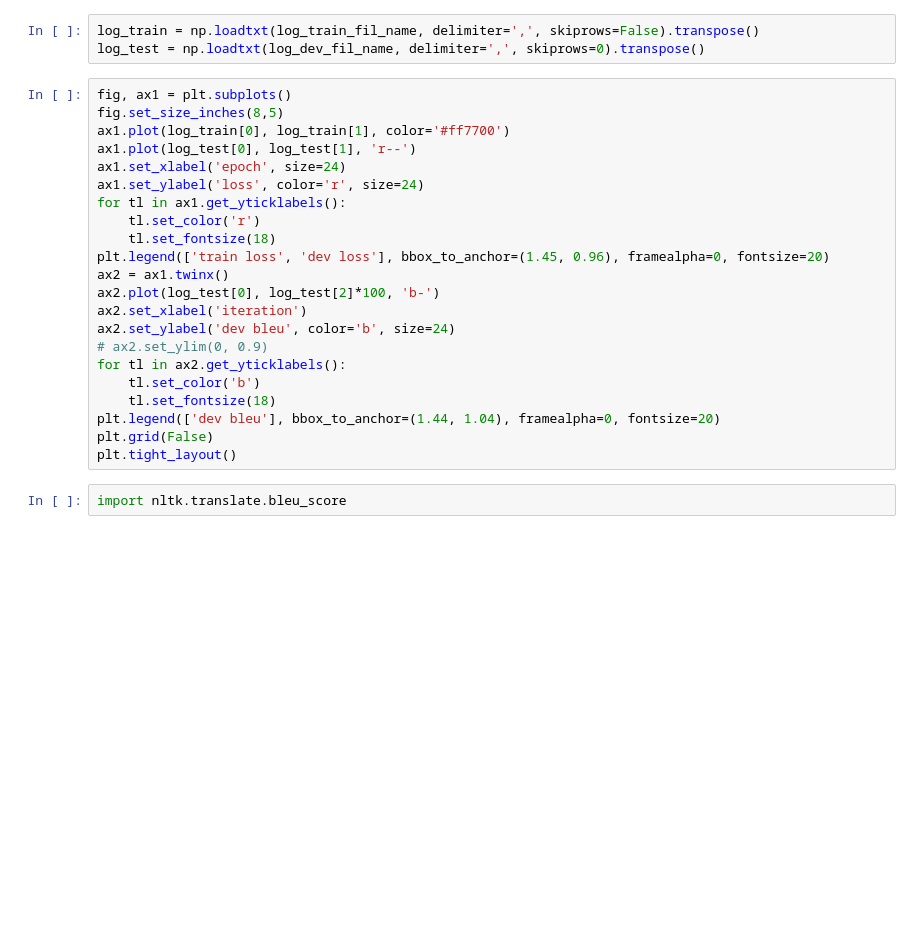
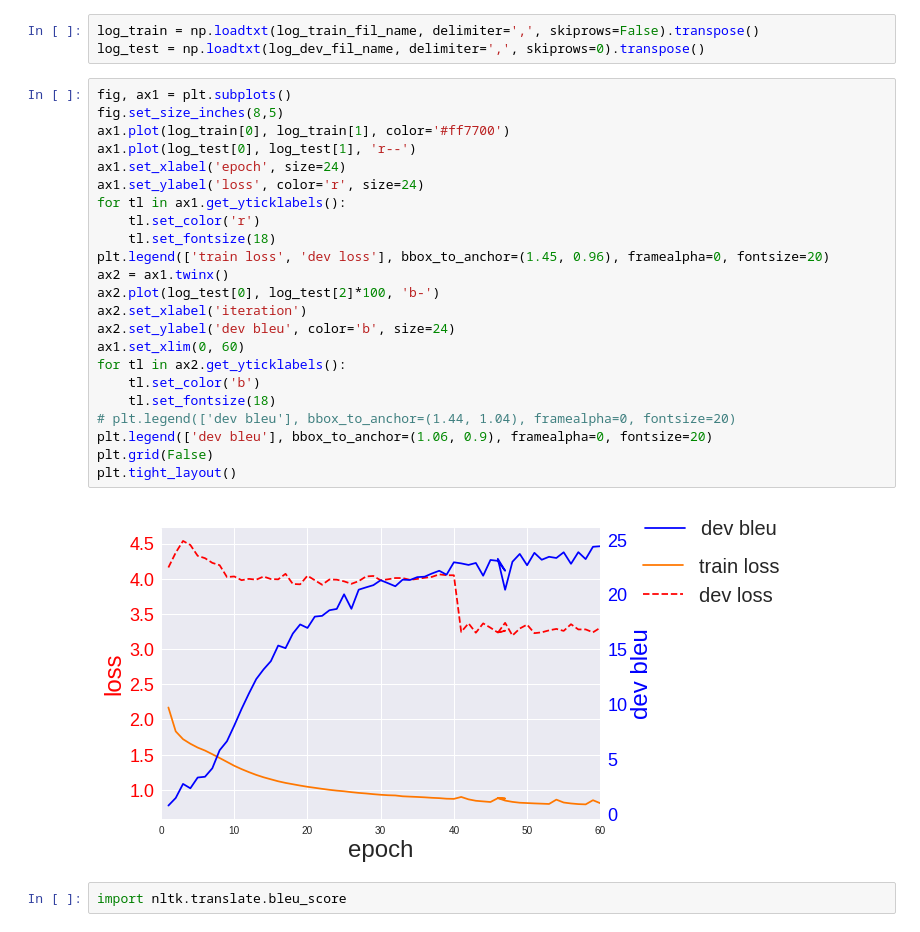
Before and after one commit to 0xSameer/speech2text, a Jupyter notebook: visualize.ipynb, the cells around one changed output. Cells and saved outputs as stored; diff of their text form; blank space fills up the shorter version.

```diff
--- a/visualize.ipynb
+++ b/visualize.ipynb
@@ -23,24 +65,27 @@ log_test = np.loadtxt(log_dev_fil_name, delimiter=',', skiprows=0).transpose()
 # %%
 fig, ax1 = plt.subplots()
 fig.set_size_inches(8,5)
 ax1.plot(log_train[0], log_train[1], color='#ff7700')
 ax1.plot(log_test[0], log_test[1], 'r--')
 ax1.set_xlabel('epoch', size=24)
 ax1.set_ylabel('loss', color='r', size=24)
 for tl in ax1.get_yticklabels():
     tl.set_color('r')
     tl.set_fontsize(18)
 plt.legend(['train loss', 'dev loss'], bbox_to_anchor=(1.45, 0.96), framealpha=0, fontsize=20)
 ax2 = ax1.twinx()
 ax2.plot(log_test[0], log_test[2]*100, 'b-')
 ax2.set_xlabel('iteration')
 ax2.set_ylabel('dev bleu', color='b', size=24)
-# ax2.set_ylim(0, 0.9)
+ax1.set_xlim(0, 60)
 for tl in ax2.get_yticklabels():
     tl.set_color('b')
     tl.set_fontsize(18)
-plt.legend(['dev bleu'], bbox_to_anchor=(1.44, 1.04), framealpha=0, fontsize=20)
+# plt.legend(['dev bleu'], bbox_to_anchor=(1.44, 1.04), framealpha=0, fontsize=20)
+plt.legend(['dev bleu'], bbox_to_anchor=(1.06, 0.9), framealpha=0, fontsize=20)
 plt.grid(False)
 plt.tight_layout()
+# %% [output]
+[figure, added]
 # %%
 import nltk.translate.bleu_score
```
Also changed, not shown: parts of 14 cells of this notebook, 3 other files.
